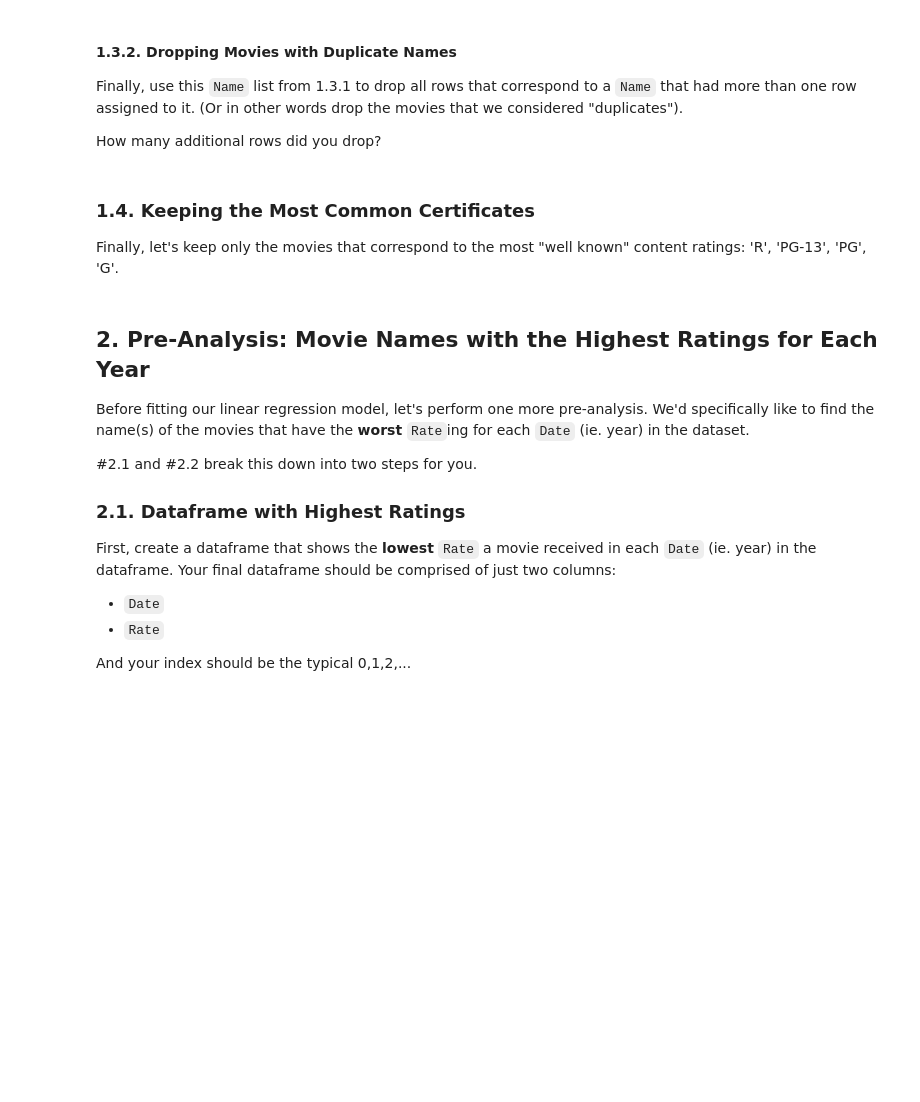
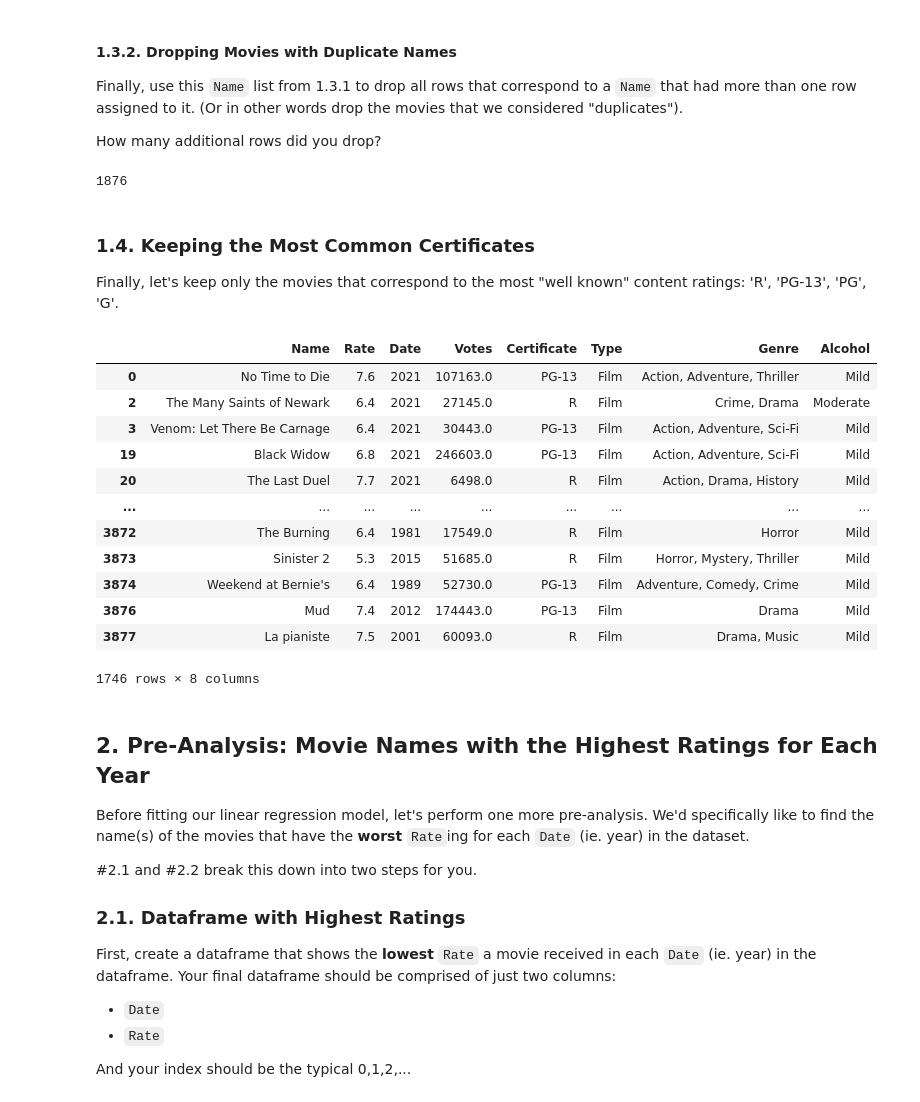
Before and after one commit to ryguy2k4/stat207, a Jupyter notebook: lab_04/lab_04_individual.ipynb, the cells around one changed output. Drawn from its saved outputs; the diff is of its cells as text; code cells hidden in the pictures; blank space fills up the shorter version.

```diff
--- a/lab_04/lab_04_individual.ipynb
+++ b/lab_04/lab_04_individual.ipynb
@@ -137,3 +142,6 @@ We will fit multiple possible linear regression models and evaluate which of the
 1. Read the `imdb.csv` into a dataframe. The strings that are used to represent missing values in this csv file are `No Rate`, `No Votes`, and `None`. Make sure that these values are converted to NaN values when you read the csv file.
 2. Show the first 5 rows.
 3. Show how many rows this dataframe has.
+# %%
+df_imdb = pd.read_csv("imdb.csv", na_values=["No Rate", "No Votes", "None"])
+df_imdb.head()
@@ -158,7 +187,28 @@ How many additional rows did you drop?
+# %%
+df_imdb_analysis.shape[0] - df_imdb_analysis_unique.shape[0]
+# %% [output]
+1876
 # %% [markdown]
 ### 1.4. Keeping the Most Common Certificates
 
 Finally, let's keep only the movies that correspond to the most "well known" content ratings: 'R', 'PG-13', 'PG', 'G'.
+# %%
+df = df_imdb_analysis_unique[df_imdb_analysis_unique["Certificate"].isin(['R', 'PG-13', 'PG', 'G'])]
+df
+# %% [output]
+|  | Name | Rate | Date | Votes | Certificate | Type | Genre | Alcohol |
+| 0 | No Time to Die | 7.6 | 2021 | 107163.0 | PG-13 | Film | Action, Adventure, Thriller | Mild |
+| 2 | The Many Saints of Newark | 6.4 | 2021 | 27145.0 | R | Film | Crime, Drama | Moderate |
+| 3 | Venom: Let There Be Carnage | 6.4 | 2021 | 30443.0 | PG-13 | Film | Action, Adventure, Sci-Fi | Mild |
+| 19 | Black Widow | 6.8 | 2021 | 246603.0 | PG-13 | Film | Action, Adventure, Sci-Fi | Mild |
+| 20 | The Last Duel | 7.7 | 2021 | 6498.0 | R | Film | Action, Drama, History | Mild |
+| ... | ... | ... | ... | ... | ... | ... | ... | ... |
+| 3872 | The Burning | 6.4 | 1981 | 17549.0 | R | Film | Horror | Mild |
+| 3873 | Sinister 2 | 5.3 | 2015 | 51685.0 | R | Film | Horror, Mystery, Thriller | Mild |
+| 3874 | Weekend at Bernie's | 6.4 | 1989 | 52730.0 | PG-13 | Film | Adventure, Comedy, Crime | Mild |
+| 3876 | Mud | 7.4 | 2012 | 174443.0 | PG-13 | Film | Drama | Mild |
+| 3877 | La pianiste | 7.5 | 2001 | 60093.0 | R | Film | Drama, Music | Mild |
+1746 rows × 8 columns
 # %% [markdown]
 ## 2. Pre-Analysis: Movie Names with the Highest Ratings for Each Year
 
```
Also changed, not shown: parts of 30 cells of this notebook.
